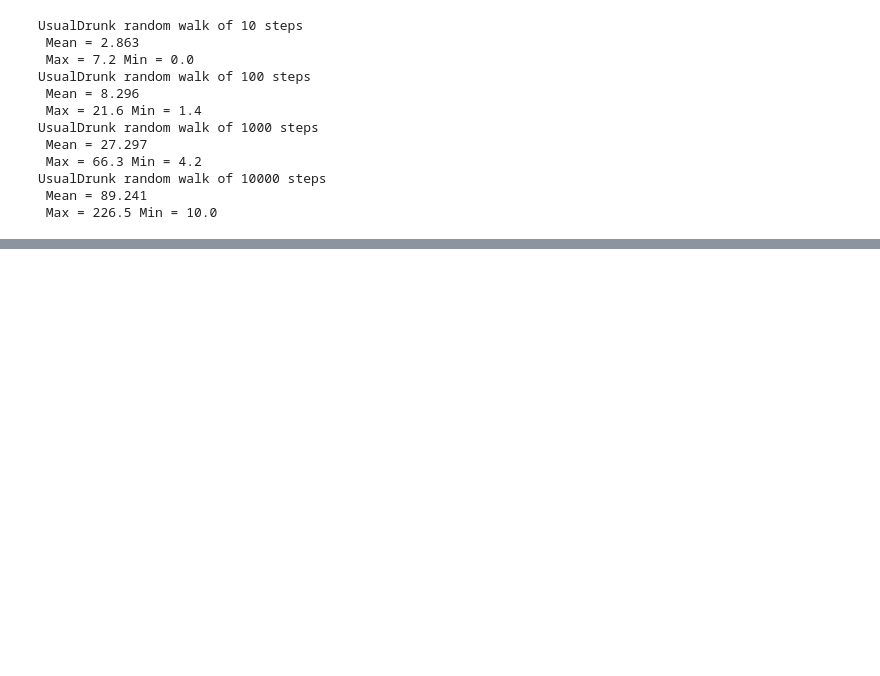
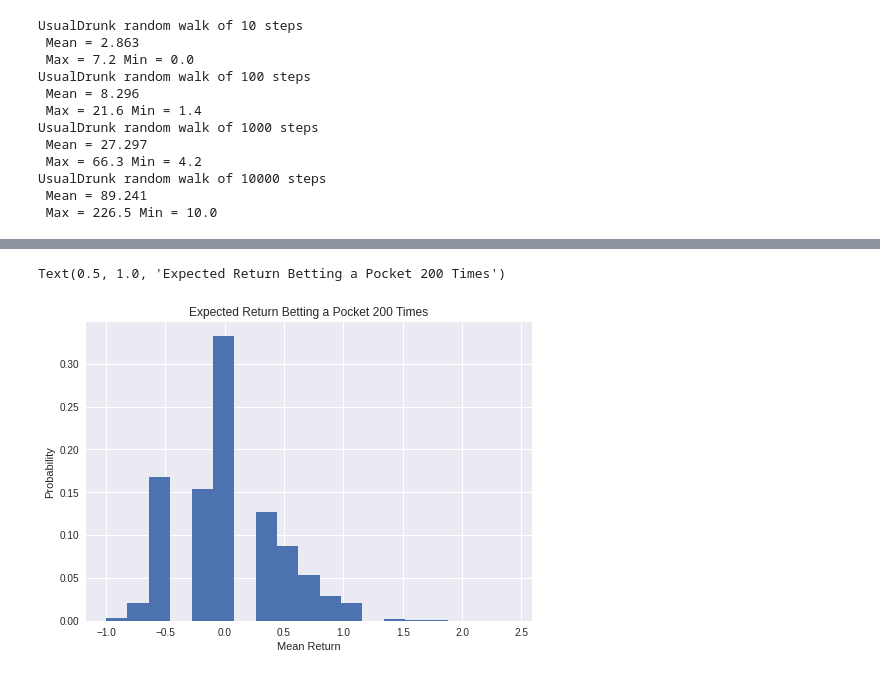
Before and after one commit to Meta-Sean/6.0001, a Jupyter notebook: 6_0002.ipynb, the cells around one changed output, grey strips where cells are left out. Cells and saved outputs as stored; diff of their text form; code cells hidden in the pictures; blank space fills up the shorter version.

```diff
--- a/6_0002.ipynb
+++ b/6_0002.ipynb
@@ -858,0 +1052,23 @@ Starting simulation of 100000 steps
+# %%
+numTrials = 1000000
+numSpins = 200
+game = FairRoulette()
+
+def findPocketReturn(game, numTrials, trialSize, toPrint):
+    pocketReturns = []
+    for t in range(numTrials):
+        trialVals = playRoulette(game, trialSize, 2, 1, toPrint)
+        pocketReturns.append(trialVals)
+    return pocketReturns
+
+means = []
+for i in range(numTrials):
+  means.append(findPocketReturn(game, 1, numSpins, False)[0])
+
+pylab.hist(means, bins = 19, weights = [1/len(means)]*len(means))
+pylab.xlabel('Mean Return')
+pylab.ylabel('Probability')
+pylab.title('Expected Return Betting a Pocket 200 Times')
+# %% [output]
+Text(0.5, 1.0, 'Expected Return Betting a Pocket 200 Times')
+[figure, added]
```
Also changed, not shown: parts of 27 cells of this notebook.
